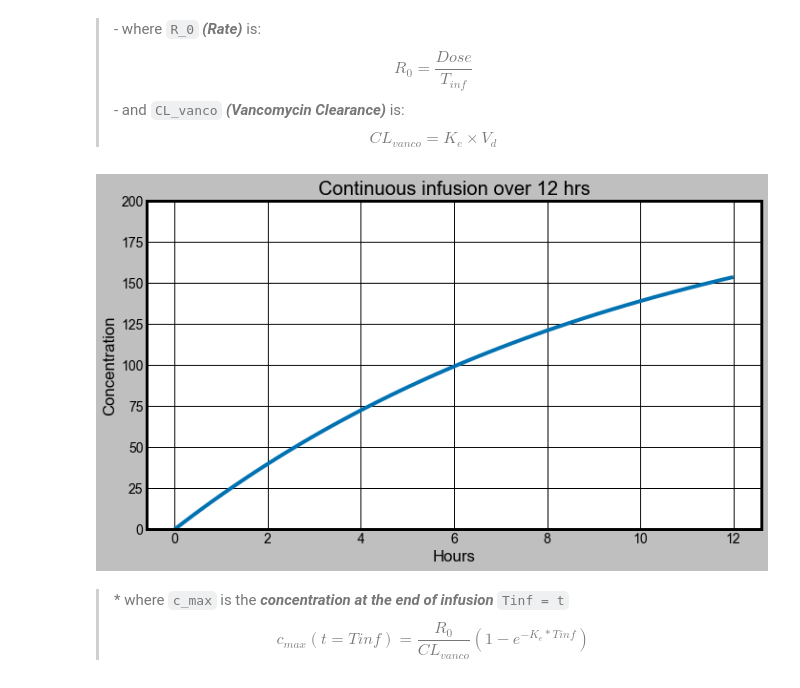
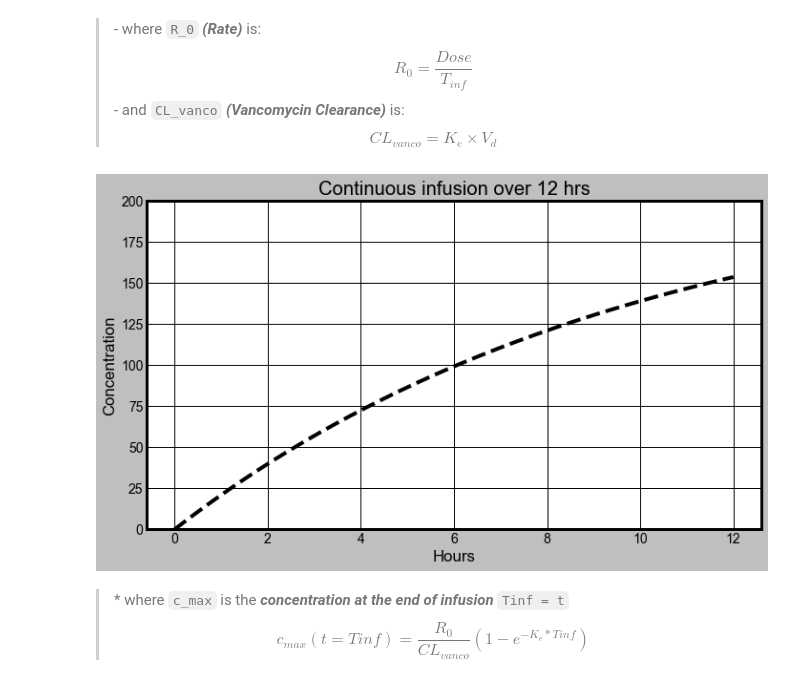
Before and after one commit to kpessa/vanco-python, a Jupyter notebook: vanco-auc.ipynb, the cells around one changed output. Saved outputs shown, nothing was run; the diff lists cells and outputs as text; code cells hidden in the pictures.

```diff
--- a/vanco-auc.ipynb
+++ b/vanco-auc.ipynb
@@ -36,18 +36,18 @@ CL_vanco = K_e * V_d
 # %%
 X = np.linspace(0,tau,100)
 Y = [c_inf(t) for t in X]
 plt.figure(figsize = (10,6))
-plt.plot(X,Y)
+plt.plot(X,Y,'--k')
 
 plt.title("Continuous infusion over 12 hrs")
 plt.style.use(plt.style.available[8])
 plt.xlabel("Hours")
 plt.ylabel("Concentration")
 plt.ylim(0,200)
 plt.tight_layout()
 plt.savefig("Images/cont_infusion.png")
 # %% [output]
-[figure, old version]
+[figure, new version]
 # %%
 cmax = R_0 / CL_vanco * (1 - math.exp(-K_e * t_inf))
 # %% [markdown]
```
Also changed, not shown: 4 other files.
